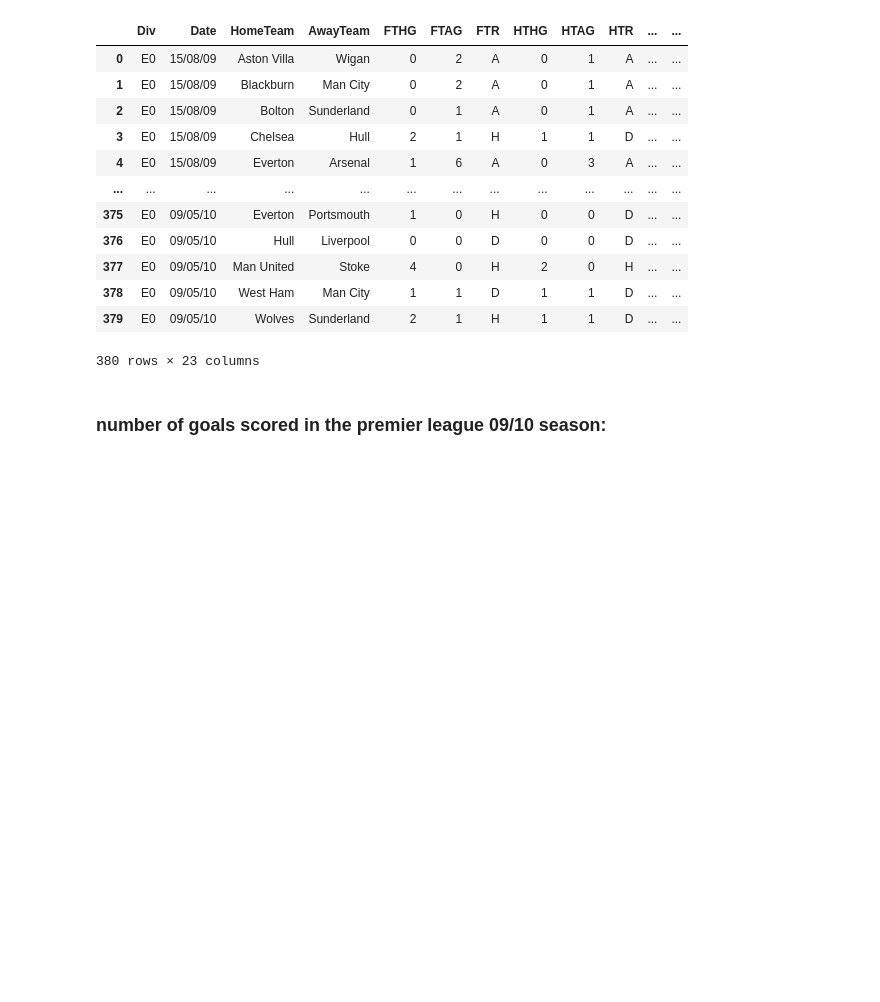
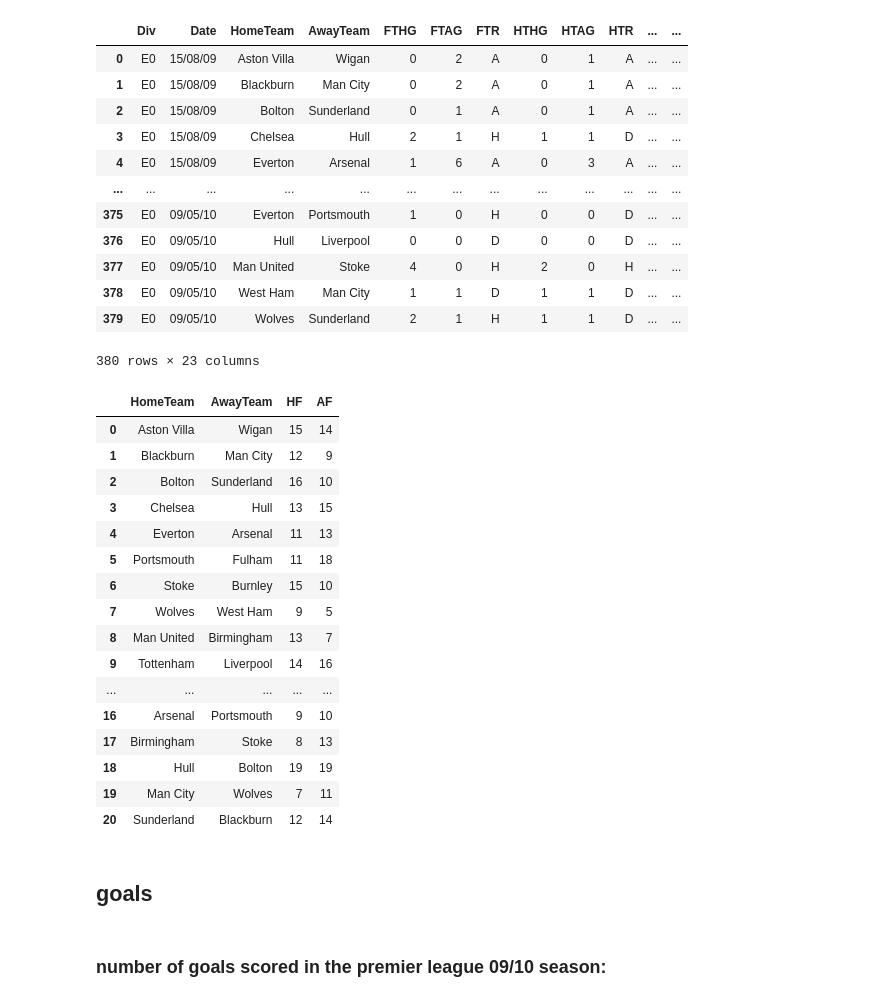
Before and after one commit to moustafa-karaki/premier_league, a Jupyter notebook: premier_league.ipynb, the cells around one changed output. Saved outputs shown, nothing was run; the diff lists cells and outputs as text; code cells hidden in the pictures; blank space fills up the shorter version.

```diff
--- a/premier_league.ipynb
+++ b/premier_league.ipynb
@@ -212,6 +212,28 @@ prem09
 | 378 | E0 | 09/05/10 | West Ham | Man City | 1 | 1 | D | 1 | 1 | D | ... | ... |
 | 379 | E0 | 09/05/10 | Wolves | Sunderland | 2 | 1 | H | 1 | 1 | D | ... | ... |
 380 rows × 23 columns
+# %%
+prem.loc[:20, ["HomeTeam","AwayTeam","HF","AF"]]
+# %% [output]
+|  | HomeTeam | AwayTeam | HF | AF |
+| 0 | Aston Villa | Wigan | 15 | 14 |
+| 1 | Blackburn | Man City | 12 | 9 |
+| 2 | Bolton | Sunderland | 16 | 10 |
+| 3 | Chelsea | Hull | 13 | 15 |
+| 4 | Everton | Arsenal | 11 | 13 |
+| 5 | Portsmouth | Fulham | 11 | 18 |
+| 6 | Stoke | Burnley | 15 | 10 |
+| 7 | Wolves | West Ham | 9 | 5 |
+| 8 | Man United | Birmingham | 13 | 7 |
+| 9 | Tottenham | Liverpool | 14 | 16 |
+| ... | ... | ... | ... | ... |
+| 16 | Arsenal | Portsmouth | 9 | 10 |
+| 17 | Birmingham | Stoke | 8 | 13 |
+| 18 | Hull | Bolton | 19 | 19 |
+| 19 | Man City | Wolves | 7 | 11 |
+| 20 | Sunderland | Blackburn | 12 | 14 |
+# %% [markdown]
+## goals
 # %%
 total_Hgoals09= prem09["FTHG"].sum()
 total_Agoals09 = prem09["FTAG"].sum()
```
Also changed, not shown: parts of 10 cells of this notebook.
